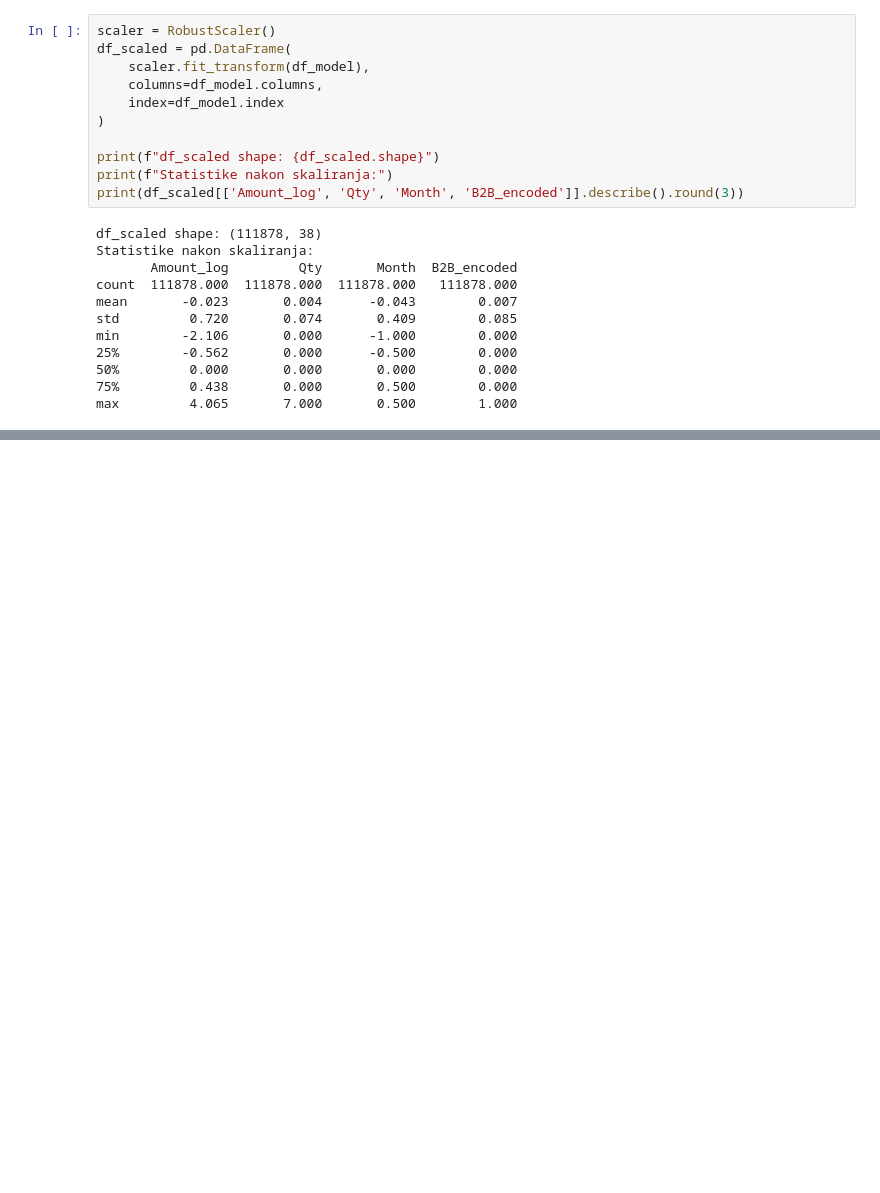
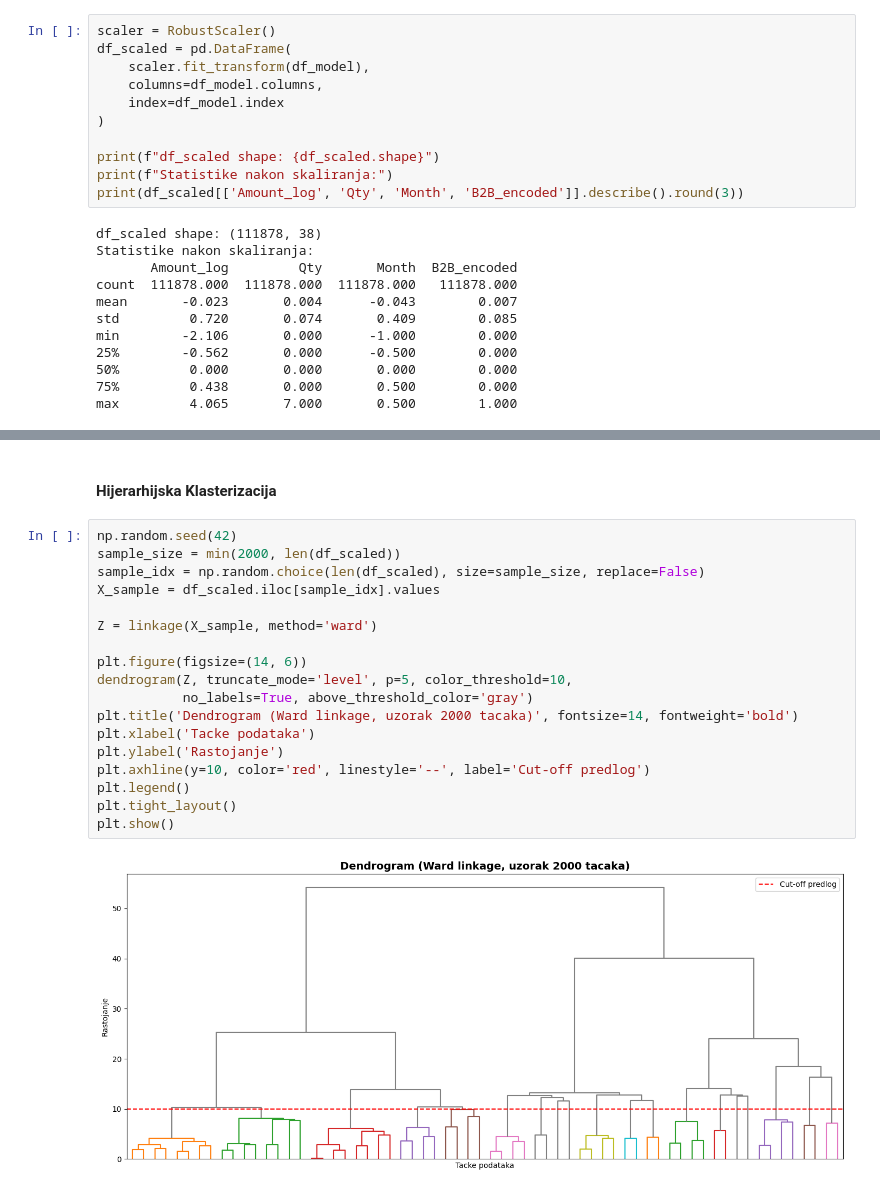
Before and after one commit to alxcek/mas-ai, a Jupyter notebook: machine_learning/02_e_commerce_sales_data/clustering.ipynb, the cells around one changed output, grey strips where cells are left out. Drawn from its saved outputs; the diff is of its cells as text; blank space fills up the shorter version.

```diff
--- a/machine_learning/02_e_commerce_sales_data/clustering.ipynb
+++ b/machine_learning/02_e_commerce_sales_data/clustering.ipynb
@@ -819,0 +1005,22 @@ max         4.065       7.000       0.500        1.000
+# %% [markdown]
+#### Hijerarhijska Klasterizacija
+# %%
+np.random.seed(42)
+sample_size = min(2000, len(df_scaled))
+sample_idx = np.random.choice(len(df_scaled), size=sample_size, replace=False)
+X_sample = df_scaled.iloc[sample_idx].values
+
+Z = linkage(X_sample, method='ward')
+
+plt.figure(figsize=(14, 6))
+dendrogram(Z, truncate_mode='level', p=5, color_threshold=10,
+           no_labels=True, above_threshold_color='gray')
+plt.title('Dendrogram (Ward linkage, uzorak 2000 tacaka)', fontsize=14, fontweight='bold')
+plt.xlabel('Tacke podataka')
+plt.ylabel('Rastojanje')
+plt.axhline(y=10, color='red', linestyle='--', label='Cut-off predlog')
+plt.legend()
+plt.tight_layout()
+plt.show()
+# %% [output]
+[figure, added]
```
Also changed, not shown: parts of 49 cells of this notebook.
